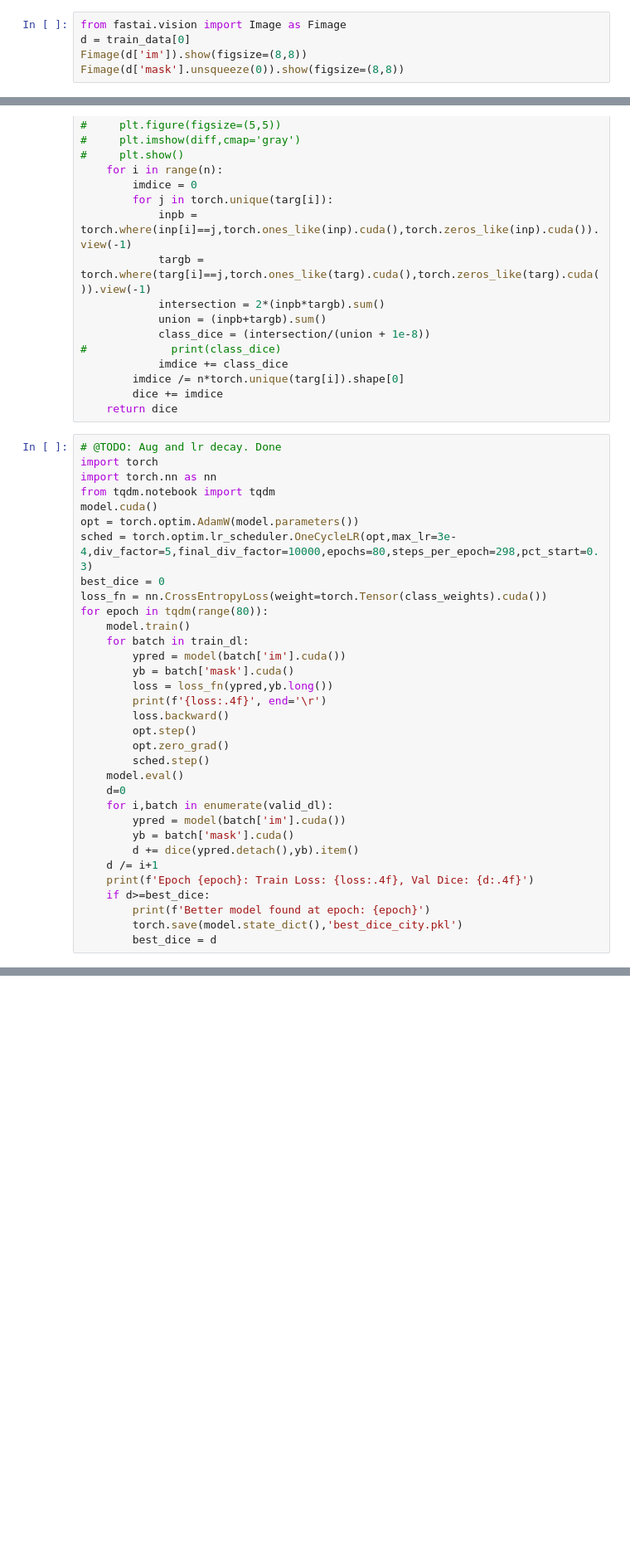
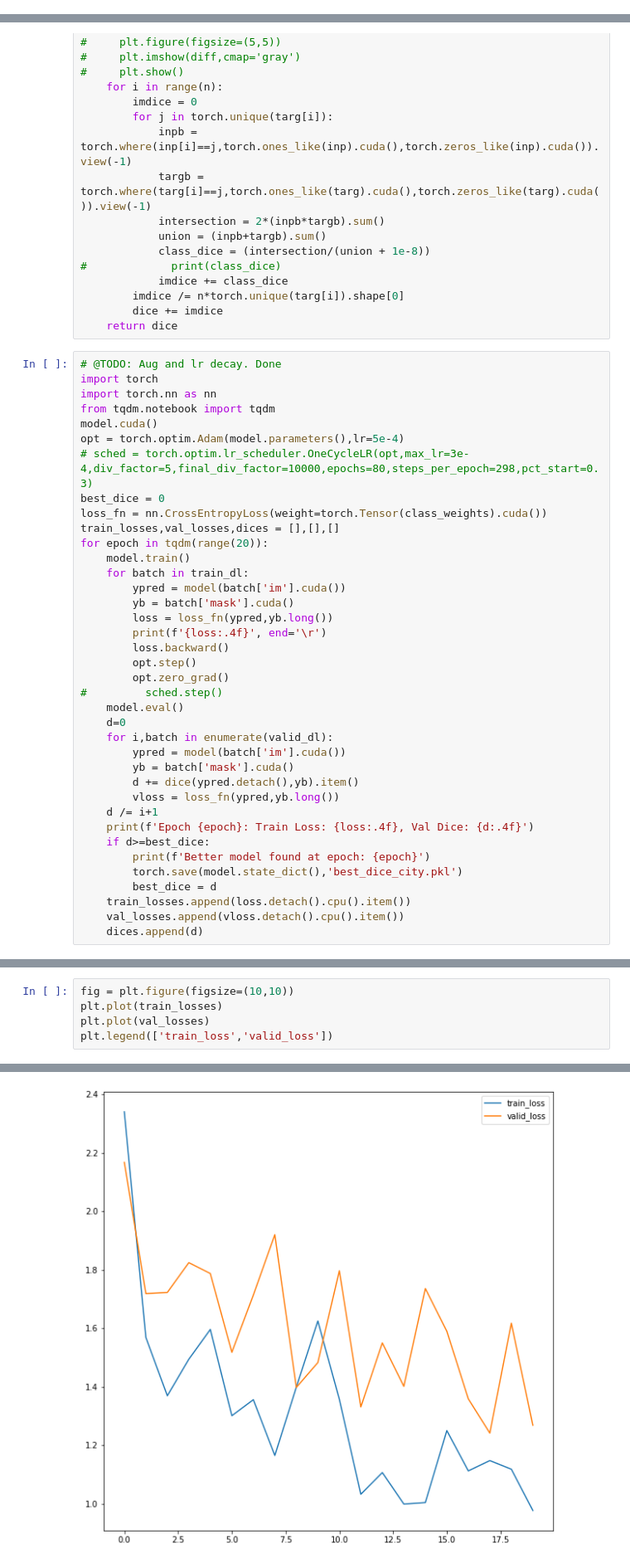
Before and after one commit to Atom-101/Linknet-NNFL-Project, a Jupyter notebook: Train-Cityscapes.ipynb, the cells around one changed output, grey strips where cells are left out. Shown at 83% size. Saved outputs shown, nothing was run; the diff lists cells and outputs as text; blank space fills up the shorter version.

```diff
--- a/Train-Cityscapes.ipynb
+++ b/Train-Cityscapes.ipynb
@@ -62,8 +59,3 @@ class CityscapesDataset(Dataset):
         return {'im':im,'mask':mask.squeeze()}
 # %%
 train_data = CityscapesDataset('../leftImg8bit/train/','../gtFine')
-# %%
-from fastai.vision import Image as Fimage
-d = train_data[0]
-Fimage(d['im']).show(figsize=(8,8))
-Fimage(d['mask'].unsqueeze(0)).show(figsize=(8,8))
@@ -128,11 +104,12 @@ import torch
 import torch.nn as nn
 from tqdm.notebook import tqdm
 model.cuda()
-opt = torch.optim.AdamW(model.parameters())
-sched = torch.optim.lr_scheduler.OneCycleLR(opt,max_lr=3e-4,div_factor=5,final_div_factor=10000,epochs=80,steps_per_epoch=298,pct_start=0.3)
+opt = torch.optim.Adam(model.parameters(),lr=5e-4)
+# sched = torch.optim.lr_scheduler.OneCycleLR(opt,max_lr=3e-4,div_factor=5,final_div_factor=10000,epochs=80,steps_per_epoch=298,pct_start=0.3)
 best_dice = 0
 loss_fn = nn.CrossEntropyLoss(weight=torch.Tensor(class_weights).cuda())
-for epoch in tqdm(range(80)):
+train_losses,val_losses,dices = [],[],[]
+for epoch in tqdm(range(20)):
     model.train()
     for batch in train_dl:
         ypred = model(batch['im'].cuda())
@@ -142,17 +119,21 @@ for epoch in tqdm(range(80)):
         loss.backward()
         opt.step()
         opt.zero_grad()
-        sched.step()
+#         sched.step()
     model.eval()
     d=0
     for i,batch in enumerate(valid_dl):
         ypred = model(batch['im'].cuda())
         yb = batch['mask'].cuda()
         d += dice(ypred.detach(),yb).item()
+        vloss = loss_fn(ypred,yb.long())
     d /= i+1
     print(f'Epoch {epoch}: Train Loss: {loss:.4f}, Val Dice: {d:.4f}')
     if d>=best_dice:
         print(f'Better model found at epoch: {epoch}')
         torch.save(model.state_dict(),'best_dice_city.pkl')
         best_dice = d
+    train_losses.append(loss.detach().cpu().item())
+    val_losses.append(vloss.detach().cpu().item())
+    dices.append(d)
 # %% [output]
@@ -175,0 +157,6 @@ Epoch 34: Train Loss: 0.7005, Val Dice: 0.2613
+# %%
+fig = plt.figure(figsize=(10,10))
+plt.plot(train_losses)
+plt.plot(val_losses)
+plt.legend(['train_loss','valid_loss'])
+# %% [output]
@@ -175,0 +164 @@ Epoch 34: Train Loss: 0.7005, Val Dice: 0.2613
+[figure, added]
```
Also changed, not shown: parts of 46 cells of this notebook, 1 other file.
